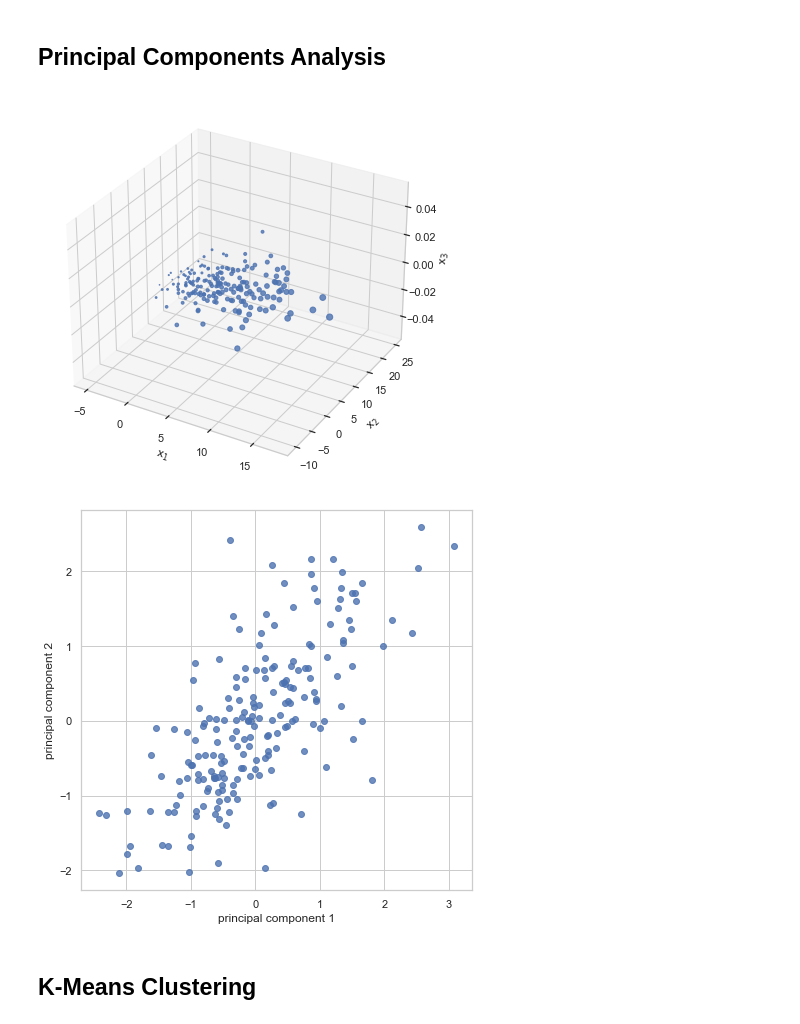
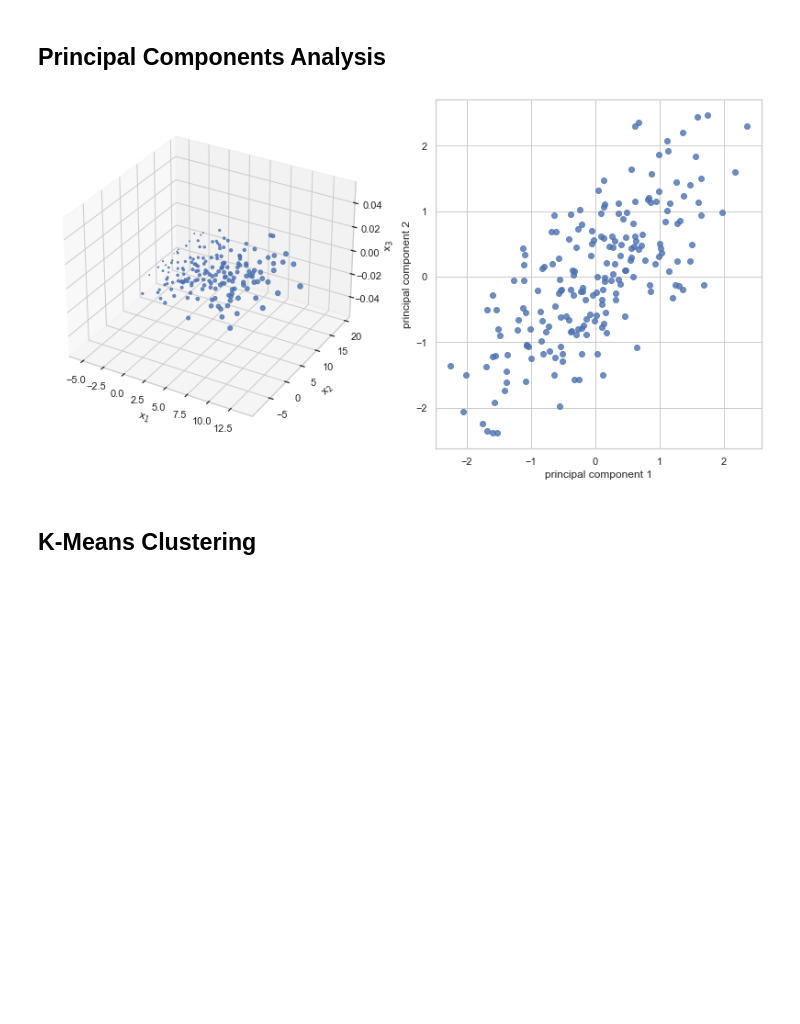
Before and after one commit to yarahal/machine-learning, a Jupyter notebook: examples.ipynb, the cells around one changed output. Cells and saved outputs as stored; diff of their text form; code cells hidden in the pictures; blank space fills up the shorter version.

```diff
--- a/examples.ipynb
+++ b/examples.ipynb
@@ -180,35 +190,34 @@ plt.savefig('figures/svm');
 # %%
 from pca import PCA
 
 # generate data
 m = 200
 n = 3
 X1 = np.random.normal(4,4,size=m)
 X2 = np.random.normal(5,5,size=m)
 X3 = 2*X1 + 3 + np.random.normal(0,1,size=m)
 X = np.concatenate([X1.reshape(m,1),X2.reshape(m,1),X3.reshape(m,1)],axis=1)
 
 # fit PCA model with 2 components
 pca = PCA(k=2)
 pca.fit(X)
 y = pca.transform(X)
 
 # plot original data
-fig = plt.figure(figsize=(7,7))
-ax = fig.add_subplot(projection='3d')
+fig = plt.figure(figsize=(14,7))
+ax = fig.add_subplot(1,2,1,projection='3d')
 plt.scatter(X1,X2,X3,alpha=0.8)
 ax.set_xlabel("x$_1$")
 ax.set_ylabel("x$_2$")
 ax.set_zlabel("x$_3$");
 # plot PCA transformed data
-plt.figure(figsize=(7,7))
+ax = fig.add_subplot(1,2,2)
 plt.scatter(y[:,0],y[:,1],alpha=0.8)
-plt.xlabel("principal component 1")
-plt.ylabel("principal component 2");
+ax.set_xlabel("principal component 1")
+ax.set_ylabel("principal component 2");
 plt.savefig("figures/pca")
 # %% [output]
-[figure, old version]
+[figure, new version]
-[figure, removed]
 # %% [markdown]
 ## K-Means Clustering
 # %%
```
Also changed, not shown: parts of 14 cells of this notebook, 20 other files.
